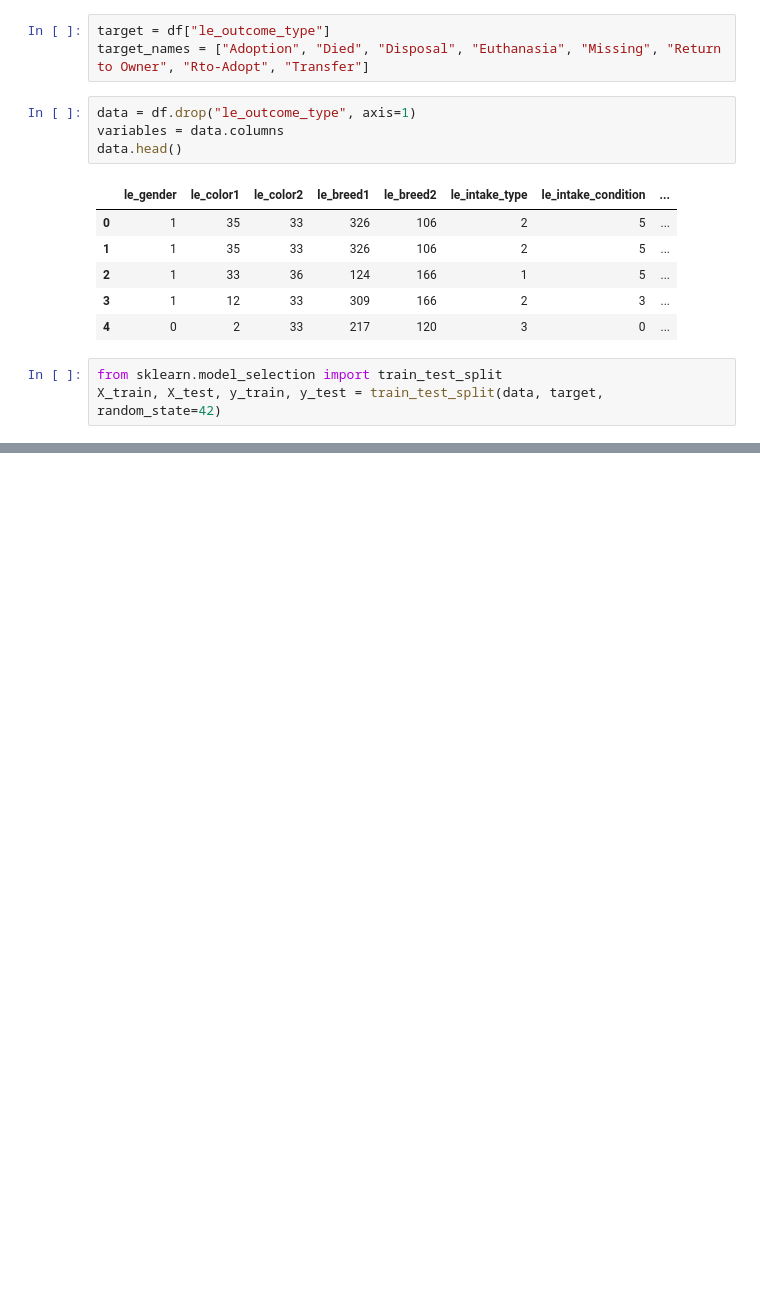
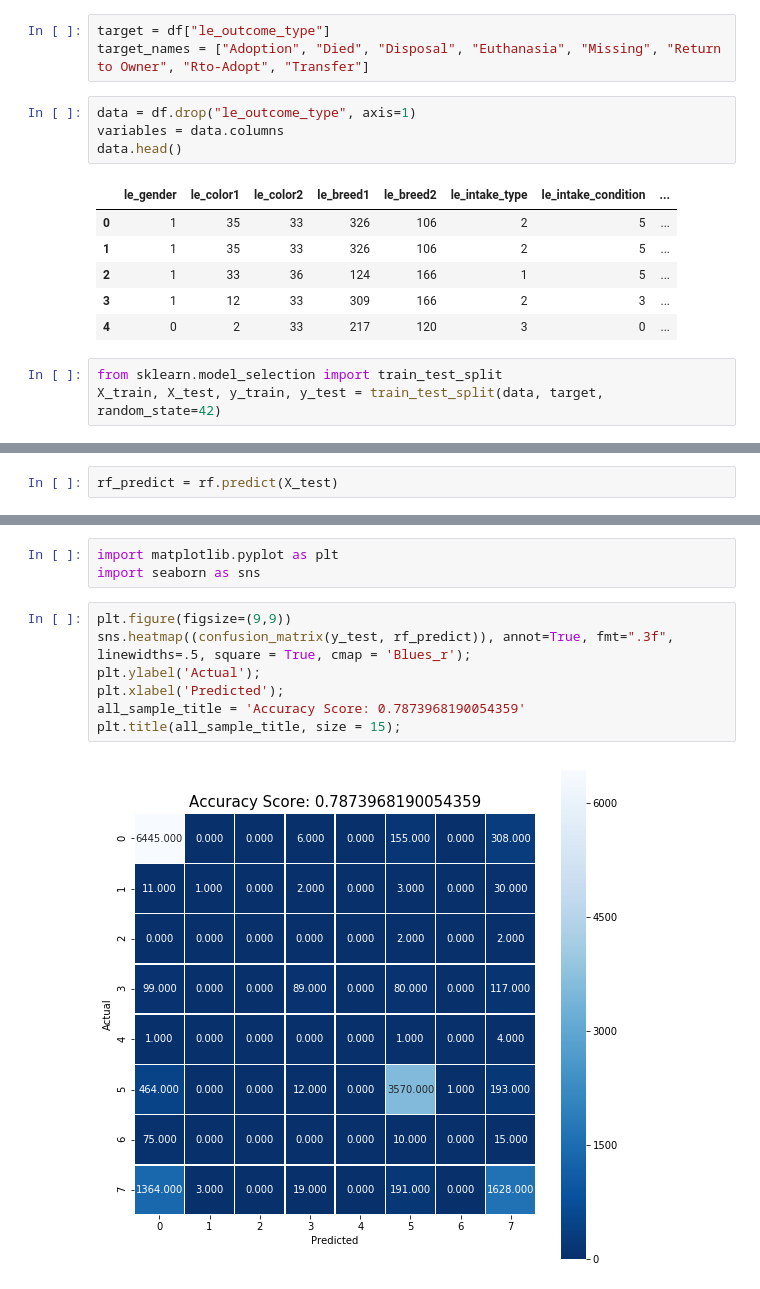
Before and after one commit to DeniseMcK9210/Animal-Adoption, a Jupyter notebook: RF_SS.ipynb, the cells around one changed output, grey strips where cells are left out. Saved outputs shown, nothing was run; the diff lists cells and outputs as text; blank space fills up the shorter version.

Commit message:
pushing Machine Learning and Confusion Matrices

```diff
--- a/RF_SS.ipynb
+++ b/RF_SS.ipynb
@@ -60,0 +68,2 @@ sorted(zip(rf.feature_importances_, variables), reverse=True)
+# %%
+rf_predict = rf.predict(X_test)
@@ -60,0 +125,12 @@ sorted(zip(rf.feature_importances_, variables), reverse=True)
+# %%
+import matplotlib.pyplot as plt
+import seaborn as sns
+# %%
+plt.figure(figsize=(9,9))
+sns.heatmap((confusion_matrix(y_test, rf_predict)), annot=True, fmt=".3f", linewidths=.5, square = True, cmap = 'Blues_r');
+plt.ylabel('Actual');
+plt.xlabel('Predicted');
+all_sample_title = 'Accuracy Score: 0.7873968190054359'
+plt.title(all_sample_title, size = 15);
+# %% [output]
+[figure, added]
```
Also changed, not shown: parts of 10 cells of this notebook, 4 other files.
